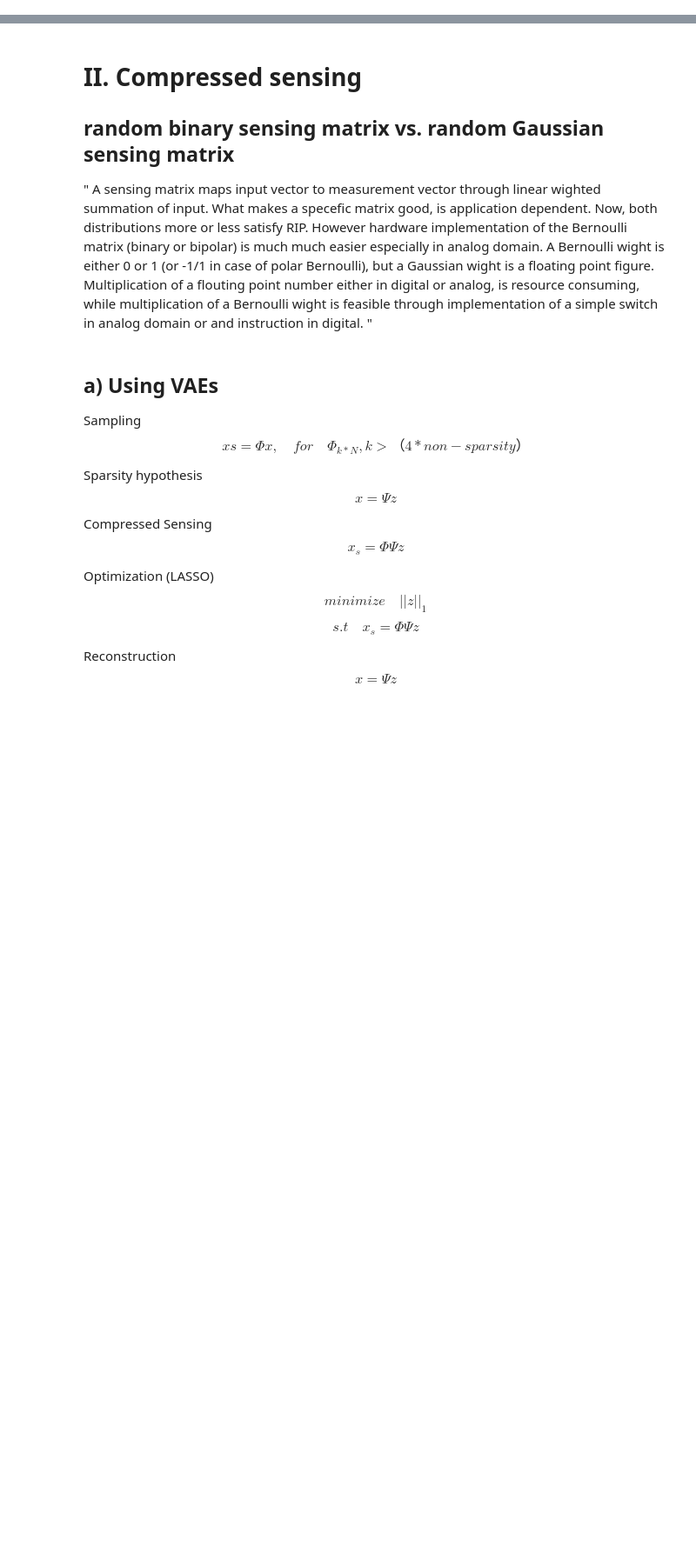
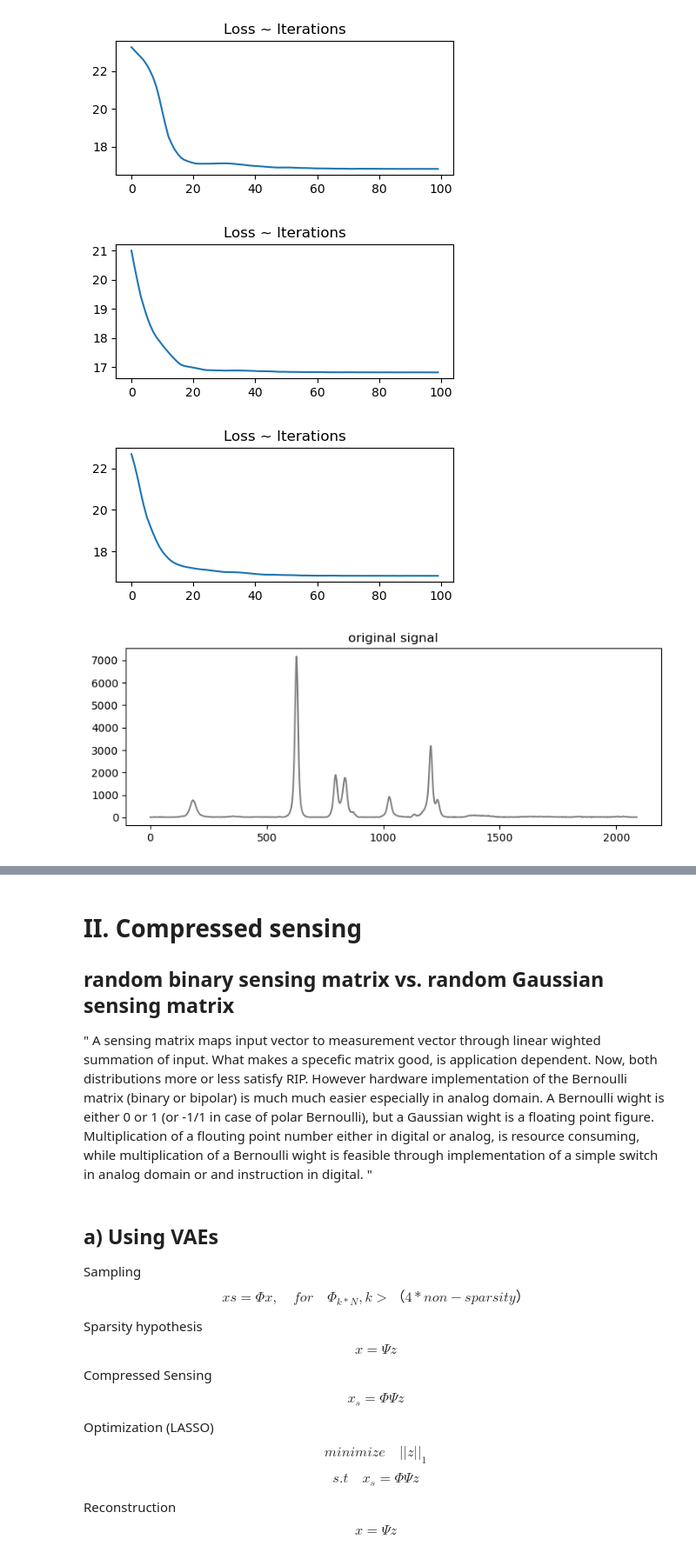
Before and after one commit to zhangys11/cs1, a Jupyter notebook: notebooks/Compressed Sensing - VAE - Vintage.ipynb, the cells around one changed output, grey strips where cells are left out. Shown at 87% size. Saved outputs shown, nothing was run; the diff lists cells and outputs as text; code cells hidden in the pictures; blank space fills up the shorter version.

```diff
--- a/notebooks/Compressed Sensing - VAE - Vintage.ipynb
+++ b/notebooks/Compressed Sensing - VAE - Vintage.ipynb
@@ -249,0 +93,10 @@ for x in scaler.inverse_transform( X[np.random.choice(range(len(y)), size=10, re
+# %%
+%run ../src/cs1/basis/adaptive/vae.py
+from sklearn.preprocessing import StandardScaler
+from qsi import io
+
+X, y, X_names, desc, labels = io.load_dataset('vintage_526', display = False)
+# X, y, X_names, labels = io.open_dataset('7345X.5.csv', delimiter=',', has_y=True, labels = ["5Y","8Y","16Y","26Y"])
+
+scaler = StandardScaler()  # MinMaxScaler() # StandardScaler()
+X = scaler.fit_transform(X)
@@ -249,0 +120,16 @@ for x in scaler.inverse_transform( X[np.random.choice(range(len(y)), size=10, re
+# %%
+# Model 1 : two hidden layers
+
+n = X.shape[1]
+h_dim1=200
+h_dim2=50
+z_dim=10
+
+model = torchVAE(x_dim=n, h_dim1=h_dim1, h_dim2=h_dim2, z_dim=z_dim)
+model.load_state_dict(torch.load('vae_[200, 50, 10].pth'))
+model.to('cuda')
+
+# print( list(model.named_modules())[3][1].out_features)
+for layer in model.named_modules():
+    if 'fc' in layer[0]:
+        print(layer)
@@ -249,0 +151,11 @@ for x in scaler.inverse_transform( X[np.random.choice(range(len(y)), size=10, re
+# %%
+VAE_Sensing_n_Recovery(model, X[0], scaler = scaler, k = 0.01,
+                            PHI_flavor = 'gaussian',
+                            add_noise = True,
+                            lr = 0.1, regularization = 0.1,
+                            iterations = 100, N = 3, debug_mode = True)
+# %% [output]
+[figure, added]
+[figure, added]
+[figure, added]
+[figure, added]
```
Also changed, not shown: parts of 55 cells of this notebook, 7 other files.
